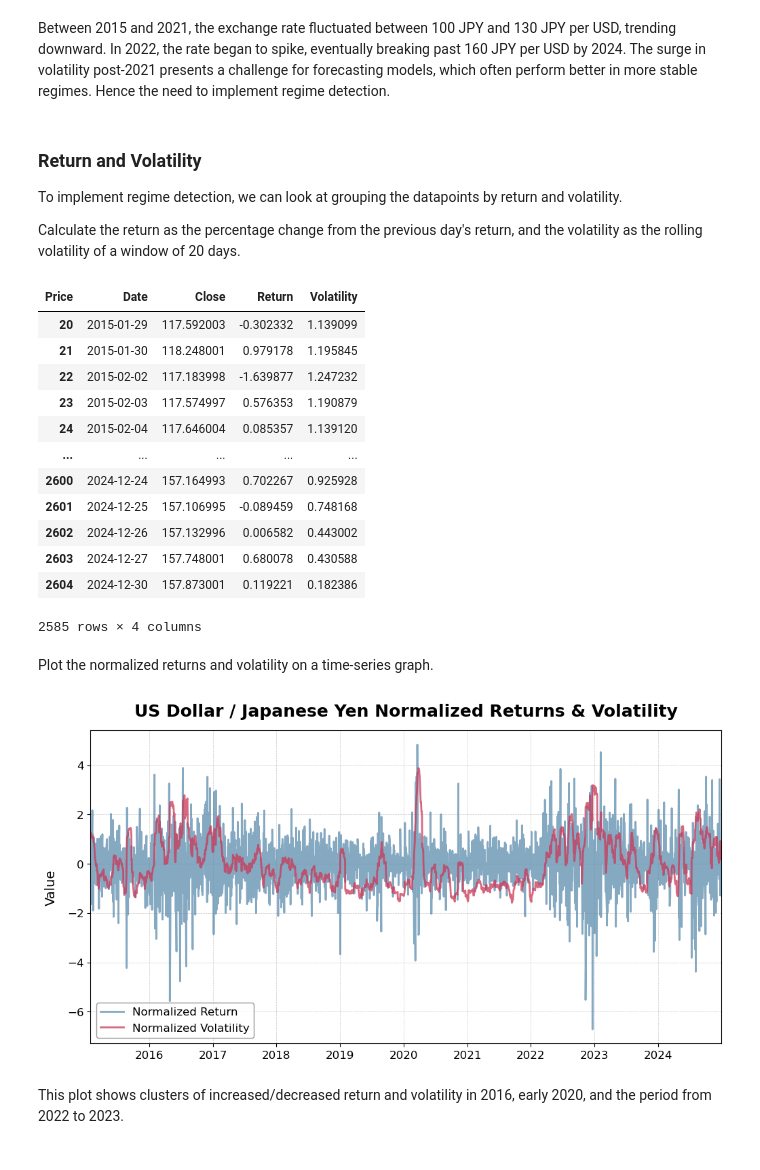
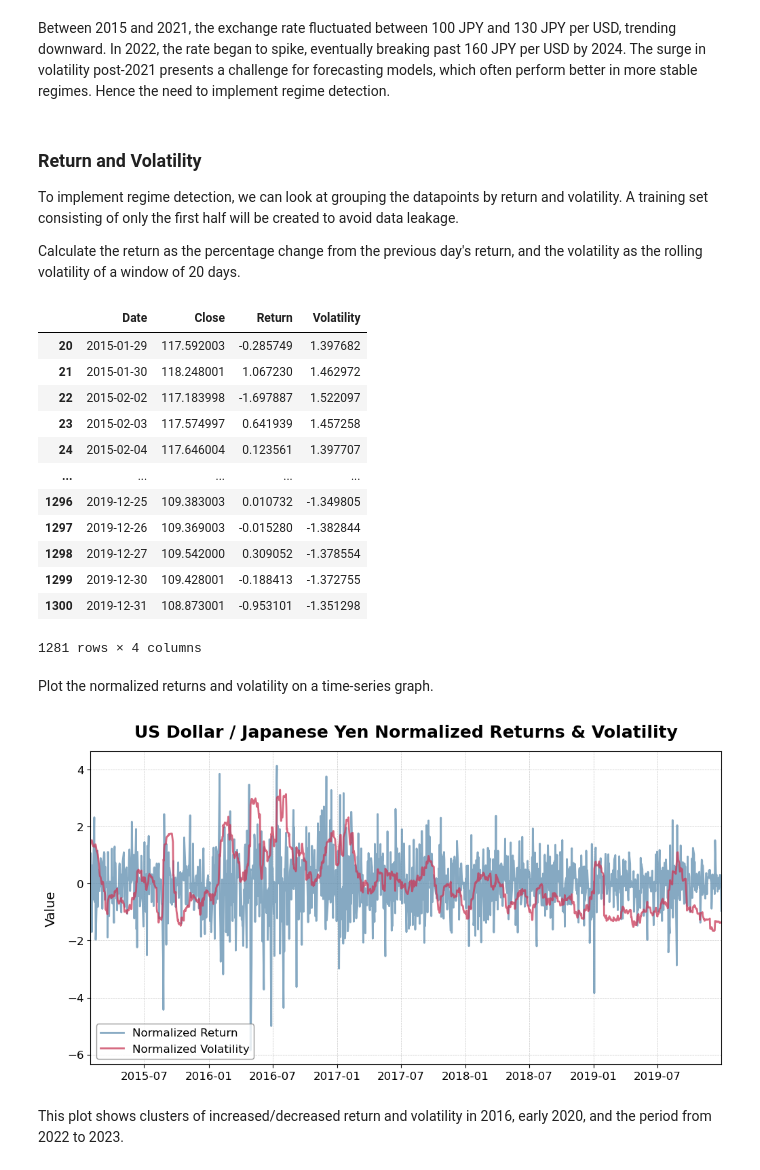
Before and after one commit to estasz/USDJPY-Quant-Trader, a Jupyter notebook: USDJPY.ipynb, the cells around one changed output. Saved outputs shown, nothing was run; the diff lists cells and outputs as text; code cells hidden in the pictures.

```diff
--- a/USDJPY.ipynb
+++ b/USDJPY.ipynb
@@ -47,8 +52,8 @@ ticker = 'JPY=X'
 d_start = '2015-01-01'
 d_end = '2024-12-31'
 
-yen = yf.download(ticker, start=d_start, end=d_end, interval='1d', progress=False, auto_adjust=True)
-#yen = pd.read_csv('yenrate.csv', parse_dates=['Date']) # If Yahoo Finance doesn't work
+#yen = yf.download(ticker, start=d_start, end=d_end, interval='1d', progress=False, auto_adjust=True)
+yen = pd.read_csv('yenrate.csv', parse_dates=['Date']) # If Yahoo Finance doesn't work
 
 if isinstance(yen.columns, pd.MultiIndex):
     yen.columns = yen.columns.droplevel(1)
@@ -102,46 +107,49 @@ Between 2015 and 2021, the exchange rate fluctuated between 100 JPY and 130 JPY
 # %% [markdown]
 ### Return and Volatility
 
-To implement regime detection, we can look at grouping the datapoints by return and volatility.
+To implement regime detection, we can look at grouping the datapoints by return and volatility. A training set consisting of only the first half will be created to avoid data leakage.
 
 Calculate the return as the percentage change from the previous day's return, and the volatility as the rolling volatility of a window of 20 days.
-# %%
-yen['Return'] = yen['Close'].pct_change() # Returns
-yen['Volatility'] = yen['Return'].rolling(window=20).std() # Rolling Volatility
-yen.dropna(inplace=True) # Drop missing values
-yen[['Return', 'Volatility']] = StandardScaler().fit_transform(yen[['Return', 'Volatility']])
+# %%
+d_split = '2020-01-01'
+yen_train = yen[yen['Date'] < d_split].copy()
+
+yen_train['Return'] = yen_train['Close'].pct_change() # Returns
+yen_train['Volatility'] = yen_train['Return'].rolling(window=20).std() # Rolling Volatility
+yen_train.dropna(inplace=True) # Drop missing values
+yen_train[['Return', 'Volatility']] = StandardScaler().fit_transform(yen_train[['Return', 'Volatility']])
 # %%
-yen
+yen_train
 # %% [output]
-| Price | Date | Close | Return | Volatility |
-| 20 | 2015-01-29 | 117.592003 | -0.302332 | 1.139099 |
-| 21 | 2015-01-30 | 118.248001 | 0.979178 | 1.195845 |
-| 22 | 2015-02-02 | 117.183998 | -1.639877 | 1.247232 |
-| 23 | 2015-02-03 | 117.574997 | 0.576353 | 1.190879 |
-| 24 | 2015-02-04 | 117.646004 | 0.085357 | 1.139120 |
+|  | Date | Close | Return | Volatility |
+| 20 | 2015-01-29 | 117.592003 | -0.285749 | 1.397682 |
+| 21 | 2015-01-30 | 118.248001 | 1.067230 | 1.462972 |
+| 22 | 2015-02-02 | 117.183998 | -1.697887 | 1.522097 |
+| 23 | 2015-02-03 | 117.574997 | 0.641939 | 1.457258 |
+| 24 | 2015-02-04 | 117.646004 | 0.123561 | 1.397707 |
 | ... | ... | ... | ... | ... |
-| 2600 | 2024-12-24 | 157.164993 | 0.702267 | 0.925928 |
-| 2601 | 2024-12-25 | 157.106995 | -0.089459 | 0.748168 |
-| 2602 | 2024-12-26 | 157.132996 | 0.006582 | 0.443002 |
-| 2603 | 2024-12-27 | 157.748001 | 0.680078 | 0.430588 |
-| 2604 | 2024-12-30 | 157.873001 | 0.119221 | 0.182386 |
+| 1296 | 2019-12-25 | 109.383003 | 0.010732 | -1.349805 |
+| 1297 | 2019-12-26 | 109.369003 | -0.015280 | -1.382844 |
+| 1298 | 2019-12-27 | 109.542000 | 0.309052 | -1.378554 |
+| 1299 | 2019-12-30 | 109.428001 | -0.188413 | -1.372755 |
+| 1300 | 2019-12-31 | 108.873001 | -0.953101 | -1.351298 |
-2585 rows × 4 columns
+1281 rows × 4 columns
 # %% [markdown]
 Plot the normalized returns and volatility on a time-series graph.
 # %%
 plt.figure(figsize=(12, 6))
-plt.plot(yen['Date'], yen['Return'], color='#5D8CAE', lw=2, alpha=0.75, label='Normalized Return')
-plt.plot(yen['Date'], yen['Volatility'], color='#C93756', lw=2, alpha=0.75, label='Normalized Volatility')
+plt.plot(yen_train['Date'], yen_train['Return'], color='#5D8CAE', lw=2, alpha=0.75, label='Normalized Return')
+plt.plot(yen_train['Date'], yen_train['Volatility'], color='#C93756', lw=2, alpha=0.75, label='Normalized Volatility')
 plt.title('US Dollar / Japanese Yen Normalized Returns & Volatility', fontsize=18, fontweight='bold', pad=15)
 plt.ylabel('Value', fontsize=14, labelpad=10)
-plt.xlim(min(yen['Date']), max(yen['Date']))
+plt.xlim(min(yen_train['Date']), max(yen_train['Date']))
 plt.grid(which='major', linestyle='--', lw=0.5, alpha=0.7)
 plt.xticks(fontsize=12)
 plt.yticks(fontsize=12)
 plt.legend(fontsize=12, frameon=True, facecolor='white', edgecolor='gray', loc='lower left')
 plt.show()
 # %% [output]
-[figure, old version]
+[figure, new version]
 # %% [markdown]
 This plot shows clusters of increased/decreased return and volatility in 2016, early 2020, and the period from 2022 to 2023.
 # %% [markdown]
```
Also changed, not shown: parts of 42 cells of this notebook.
